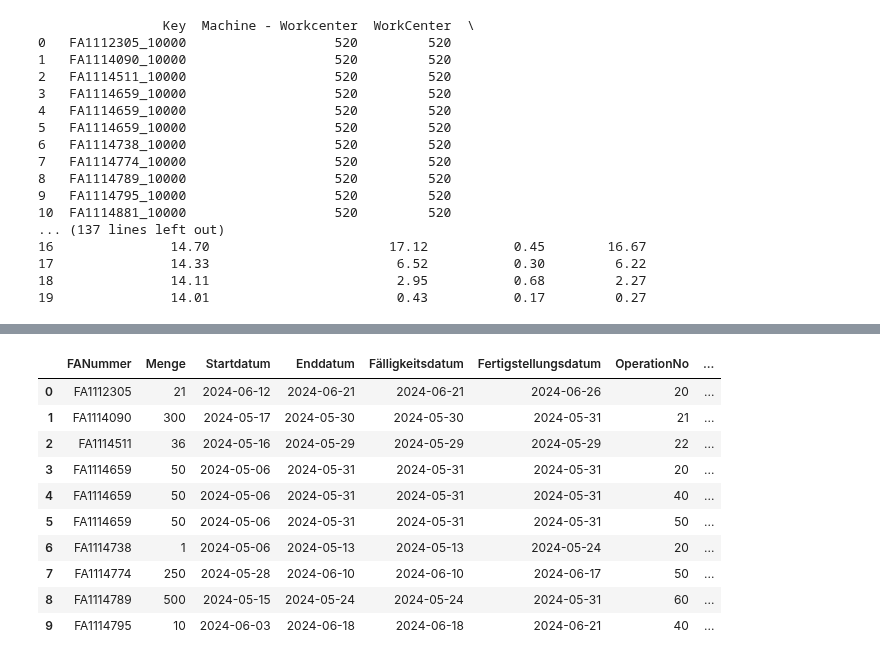
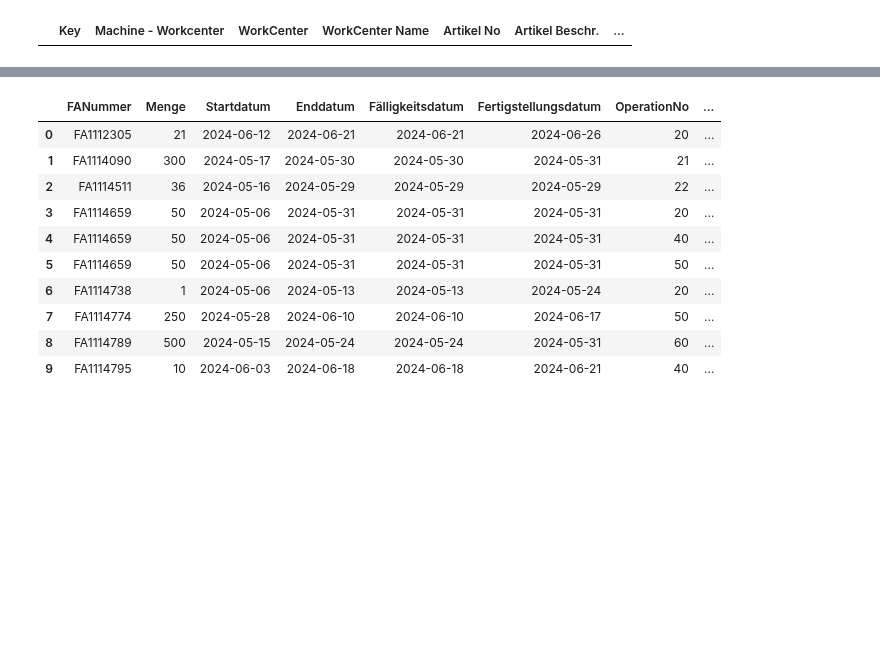
Before and after one commit to nefcheff/BA, a Jupyter notebook: syntheticData/dataMerge.ipynb, the cells around one changed output, grey strips where cells are left out. Cells and saved outputs as stored; diff of their text form; code cells hidden in the pictures; blank space fills up the shorter version.

```diff
--- a/syntheticData/dataMerge.ipynb
+++ b/syntheticData/dataMerge.ipynb
@@ -9,24 +6,8 @@ path_Bearbeitungscenter = r"C:\Users\fgottardo\OneDrive - Phoenix Mecano AG (Pro
 path_FA = r"C:\Users\fgottardo\OneDrive - Phoenix Mecano AG (Prod)\Bachelor Arbeit\Bachelor Arbeit\DAG\Validation Daten\BeendeteFAs.xlsx"
 # %%
 df_Bearbeitungscenter = pd.read_excel(path_Bearbeitungscenter)
-print(df_Bearbeitungscenter.head(20))
+display(df_Bearbeitungscenter.head(0))
 # %% [output]
-                Key  Machine - Workcenter  WorkCenter  \
-0   FA1112305_10000                   520         520
-1   FA1114090_10000                   520         520
-2   FA1114511_10000                   520         520
-3   FA1114659_10000                   520         520
-4   FA1114659_10000                   520         520
-5   FA1114659_10000                   520         520
-6   FA1114738_10000                   520         520
-7   FA1114774_10000                   520         520
-8   FA1114789_10000                   520         520
-9   FA1114795_10000                   520         520
-10  FA1114881_10000                   520         520
-... (137 lines left out)
-16               14.70                       17.12           0.45        16.67
-17               14.33                        6.52           0.30         6.22
-18               14.11                        2.95           0.68         2.27
-19               14.01                        0.43           0.17         0.27
+|  | Key | Machine - Workcenter | WorkCenter | WorkCenter Name | Artikel No | Artikel Beschr. | ... |
 # %%
 df_Bearbeitungscenter.drop(columns=['Machine - Workcenter', 'WorkCenter', 'WorkCenter Name', 'Artikel No', 'Artikel Beschr.', 'Finished Quantity', 'Vorgänger Machine - Workcenter', 'Vorgänger WorkCenter', 'Vorgänger WorkCenter Name', 'Vorgänger OperationNo', 'Vorgänger EntryDate' ], inplace=True)
```
Also changed, not shown: parts of 8 cells of this notebook, 3 other files.
